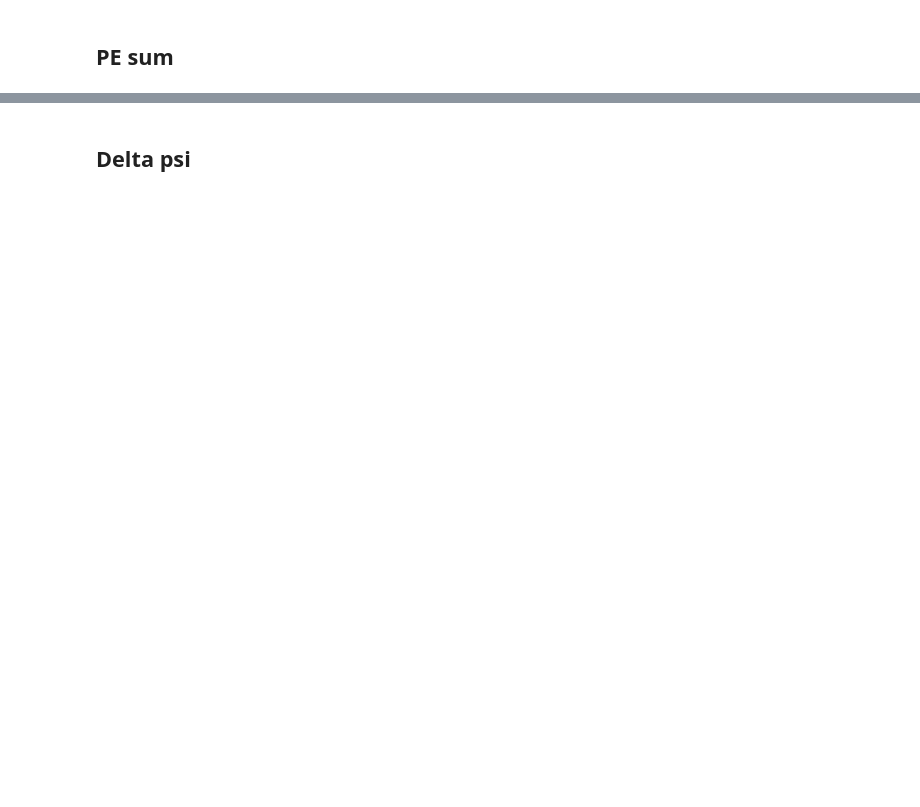
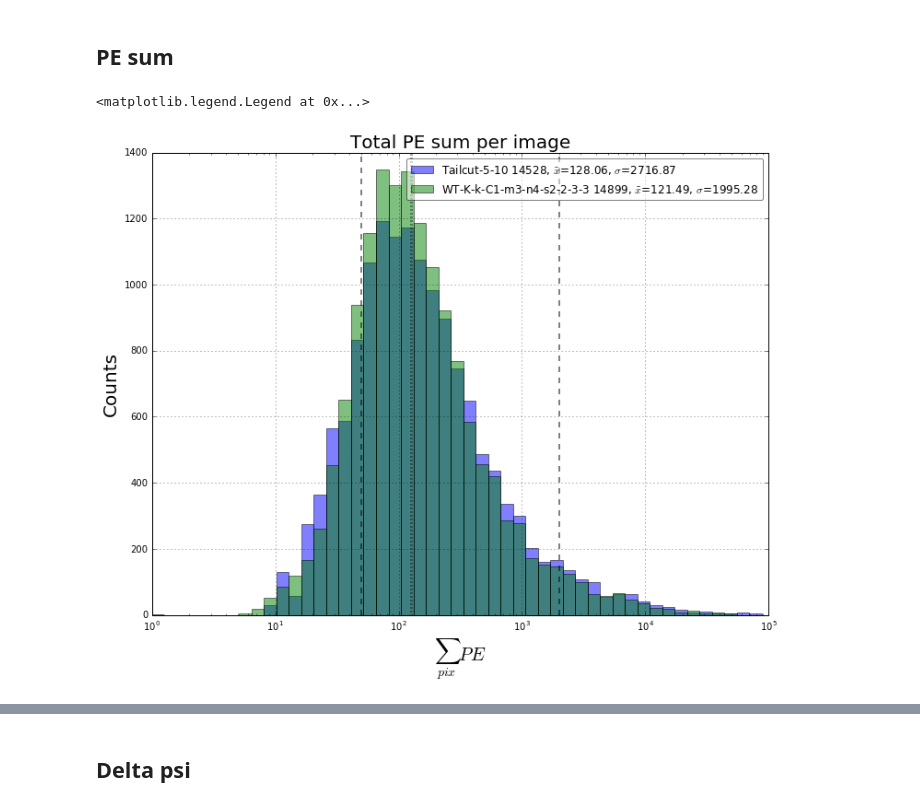
Before and after one commit to jdhp-sap/pywi-cta-legacy, a Jupyter notebook: notebooks/delta_psi_analysis_with_multiplicity.ipynb, the cells around one changed output, grey strips where cells are left out. Cells and saved outputs as stored; diff of their text form; code cells hidden in the pictures; blank space fills up the shorter version.

```diff
--- a/notebooks/delta_psi_analysis_with_multiplicity.ipynb
+++ b/notebooks/delta_psi_analysis_with_multiplicity.ipynb
@@ -117,33 +138,38 @@ ax.legend(prop={'size': 11}, loc='best', fancybox=True, framealpha=0.5)
 # %%
 fig, ax = plt.subplots()
 
 max_value = max(np.max(df.peSum_tc), np.max(df.peSum_wt))
 bins = np.logspace(0, np.log10(max_value), 50)
 
 df.peSum_tc.hist(bins=bins, alpha=0.5,
-                 label=r"TC {}, $\tilde x$={:.2f}, $\sigma$={:.2f}".format(len(df.peSum_tc.dropna()),
+                 label=r"{} {}, $\tilde x$={:.2f}, $\sigma$={:.2f}".format(TAILCUT_LABEL,
+                                                                           len(df.peSum_tc.dropna()),
                                                                            df.peSum_tc.median(),
                                                                            #df.peSum_tc.mean(),
                                                                            df.peSum_tc.std()))
 df.peSum_wt.hist(bins=bins, alpha=0.5,
-                 label=r"WT {}, $\tilde x$={:.2f}, $\sigma$={:.2f}".format(len(df.peSum_wt.dropna()),
+                 label=r"{} {}, $\tilde x$={:.2f}, $\sigma$={:.2f}".format(WAVELET_LABEL,
+                                                                           len(df.peSum_wt.dropna()),
                                                                            df.peSum_wt.median(),
                                                                            #df.peSum_wt.mean(),
                                                                            df.peSum_wt.std()))
 
 ax.axvline(x=50, linewidth=2, linestyle='--', color='black', alpha=0.5)
 ax.axvline(x=2000, linewidth=2, linestyle='--', color='black', alpha=0.5)
 ax.axvline(x=125, linewidth=3, linestyle=':', color='black', alpha=0.7)
 
 ax.set_xscale('log')
 #ax.set_yscale('log')
 
 ax.set_xlabel(r'$\sum_{pix} PE$', fontsize=20)
 ax.set_ylabel('Counts', fontsize=20)
 
 ax.set_title("Total PE sum per image", fontsize=20)
 
-ax.legend(prop={'size': 16}, loc='best', fancybox=True, framealpha=0.5)
+ax.legend(prop={'size': 12}, loc='best', fancybox=True, framealpha=0.5)
+# %% [output]
+<matplotlib.legend.Legend at 0x...>
+[figure, added]
 # %%
 fig, ax = plt.subplots()
 
```
Also changed, not shown: parts of 22 cells of this notebook.
